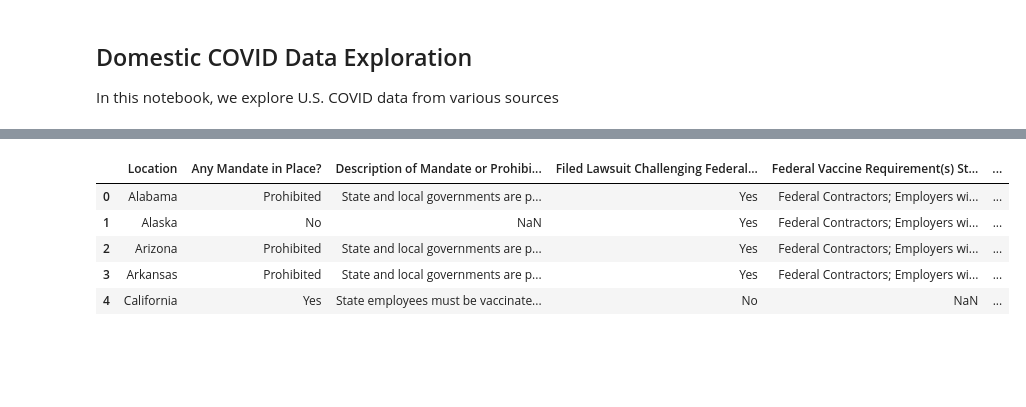
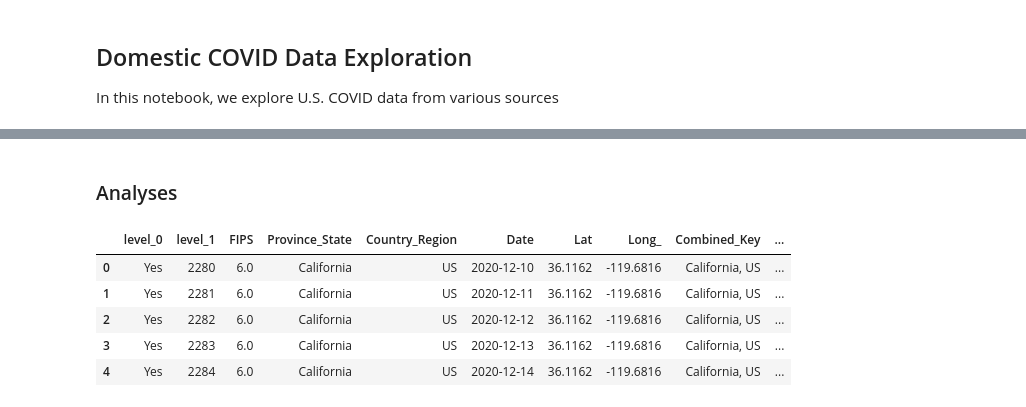
Before and after one commit to youribenadjaoud/mph-thesis, a Jupyter notebook: src/notebooks/domestic_exploration.ipynb, the cells around one changed output, grey strips where cells are left out. Saved outputs shown, nothing was run; the diff lists cells and outputs as text; code cells hidden in the pictures; blank space fills up the shorter version.

```diff
--- a/src/notebooks/domestic_exploration.ipynb
+++ b/src/notebooks/domestic_exploration.ipynb
@@ -11 +16,6 @@ df_vacc_dist = pd.read_csv('../../data/cdc/COVID-19_Vaccinations_in_the_United_S
+# %%
+# JHU
+
+df_vacc_up_jhu = pd.read_csv('../../data/jhu/people_vaccinated_us_timeline.csv')
+df_vacc_dist_jhu = pd.read_csv('../../data/jhu/vaccine_data_us_timeline.csv')
 # %%
@@ -12,0 +83,6 @@ df_vacc_man = pd.read_csv('../../data/kff/vaccine_mandates.csv',  skiprows=[0,1,
+# %% [markdown]
+### Analyses
+# %%
+man_yes = df_vacc_man.loc[df_vacc_man['Any Mandate in Place?'] == 'Yes']
+man_no = df_vacc_man.loc[df_vacc_man['Any Mandate in Place?'] == 'No']
+man_proh = df_vacc_man.loc[df_vacc_man['Any Mandate in Place?'] == 'Prohibited']
@@ -13,9 +95,18 @@ df_vacc_man = pd.read_csv('../../data/kff/vaccine_mandates.csv',  skiprows=[0,1,
+# %%
+# JHU Filter
+
+vacc_yes_jhu = df_vacc_up_jhu.loc[df_vacc_up_jhu.Province_State.isin(man_yes.Location)]
+vacc_no_jhu = df_vacc_up_jhu.loc[df_vacc_up_jhu.Province_State.isin(man_no.Location)]
+vacc_proh_jhu = df_vacc_up_jhu.loc[df_vacc_up_jhu.Province_State.isin(man_proh.Location)]
+# %%
+vacc_all_cdc = pd.concat([vacc_yes_cdc, vacc_no_cdc, vacc_proh_cdc], keys=['Yes', 'No', 'Prohibited']).reset_index()
+vacc_all_jhu = pd.concat([vacc_yes_jhu, vacc_no_jhu, vacc_proh_jhu], keys=['Yes', 'No', 'Prohibited']).reset_index()
 # %%
-df_vacc_man.head()
+vacc_all_jhu.head()
 # %% [output]
-|  | Location | Any Mandate in Place? | Description of Mandate or Prohibi... | Filed Lawsuit Challenging Federal... | Federal Vaccine Requirement(s) St... | ... |
-| 0 | Alabama | Prohibited | State and local governments are p... | Yes | Federal Contractors; Employers wi... | ... |
-| 1 | Alaska | No | NaN | Yes | Federal Contractors; Employers wi... | ... |
-| 2 | Arizona | Prohibited | State and local governments are p... | Yes | Federal Contractors; Employers wi... | ... |
-| 3 | Arkansas | Prohibited | State and local governments are p... | Yes | Federal Contractors; Employers wi... | ... |
-| 4 | California | Yes | State employees must be vaccinate... | No | NaN | ... |
+|  | level_0 | level_1 | FIPS | Province_State | Country_Region | Date | Lat | Long_ | Combined_Key | ... |
+| 0 | Yes | 2280 | 6.0 | California | US | 2020-12-10 | 36.1162 | -119.6816 | California, US | ... |
+| 1 | Yes | 2281 | 6.0 | California | US | 2020-12-11 | 36.1162 | -119.6816 | California, US | ... |
+| 2 | Yes | 2282 | 6.0 | California | US | 2020-12-12 | 36.1162 | -119.6816 | California, US | ... |
+| 3 | Yes | 2283 | 6.0 | California | US | 2020-12-13 | 36.1162 | -119.6816 | California, US | ... |
+| 4 | Yes | 2284 | 6.0 | California | US | 2020-12-14 | 36.1162 | -119.6816 | California, US | ... |
```
Also changed, not shown: parts of 12 cells of this notebook, 4 other files.
